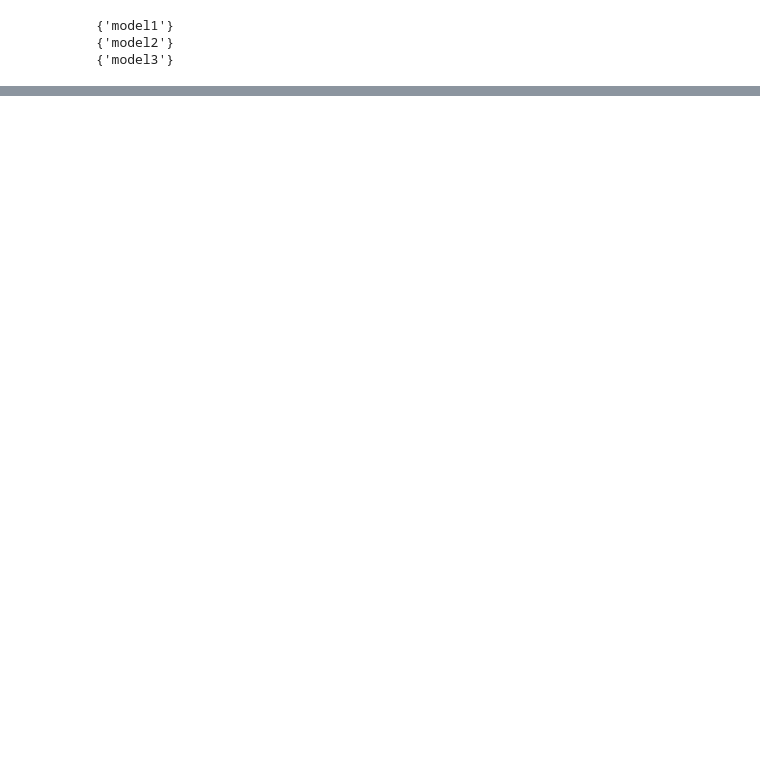
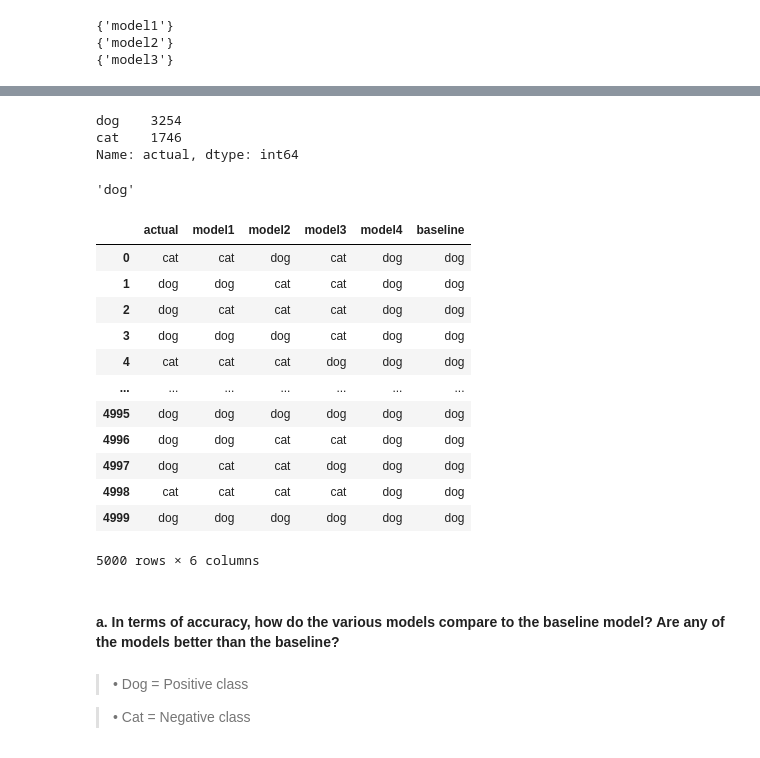
Before and after one commit to rosendo-lugo/classification-exercises, a Jupyter notebook: model_evaluation.ipynb, the cells around one changed output, grey strips where cells are left out. Cells and saved outputs as stored; diff of their text form; code cells hidden in the pictures; blank space fills up the shorter version.

```diff
--- a/model_evaluation.ipynb
+++ b/model_evaluation.ipynb
@@ -170,0 +296,3 @@ AttributeError: 'DataFrame' object has no attribute 'baseline_model1'
+# %%
+paws_df = pd.read_csv('gives_you_paws.csv')
+paws_df.head()
@@ -170,0 +341,34 @@ AttributeError: 'DataFrame' object has no attribute 'baseline_model1'
+# %%
+paws_df.actual.value_counts()
+# %% [output]
+dog    3254
+cat    1746
+Name: actual, dtype: int64
+# %%
+paws_df.actual.value_counts().idxmax()
+# %% [output]
+'dog'
+# %%
+# Baseline
+paws_df['baseline'] = paws_df.actual.value_counts().idxmax()
+paws_df
+# %% [output]
+|  | actual | model1 | model2 | model3 | model4 | baseline |
+| 0 | cat | cat | dog | cat | dog | dog |
+| 1 | dog | dog | cat | cat | dog | dog |
+| 2 | dog | cat | cat | cat | dog | dog |
+| 3 | dog | dog | dog | cat | dog | dog |
+| 4 | cat | cat | cat | dog | dog | dog |
+| ... | ... | ... | ... | ... | ... | ... |
+| 4995 | dog | dog | dog | dog | dog | dog |
+| 4996 | dog | dog | cat | cat | dog | dog |
+| 4997 | dog | cat | cat | dog | dog | dog |
+| 4998 | cat | cat | cat | cat | dog | dog |
+| 4999 | dog | dog | dog | dog | dog | dog |
+5000 rows × 6 columns
+# %% [markdown]
+#### a. In terms of accuracy, how do the various models compare to the baseline model? Are any of the models better than the baseline?
+# %% [markdown]
+> • Dog = Positive class
+
+> • Cat = Negative class
```
Also changed, not shown: parts of 34 cells of this notebook.
